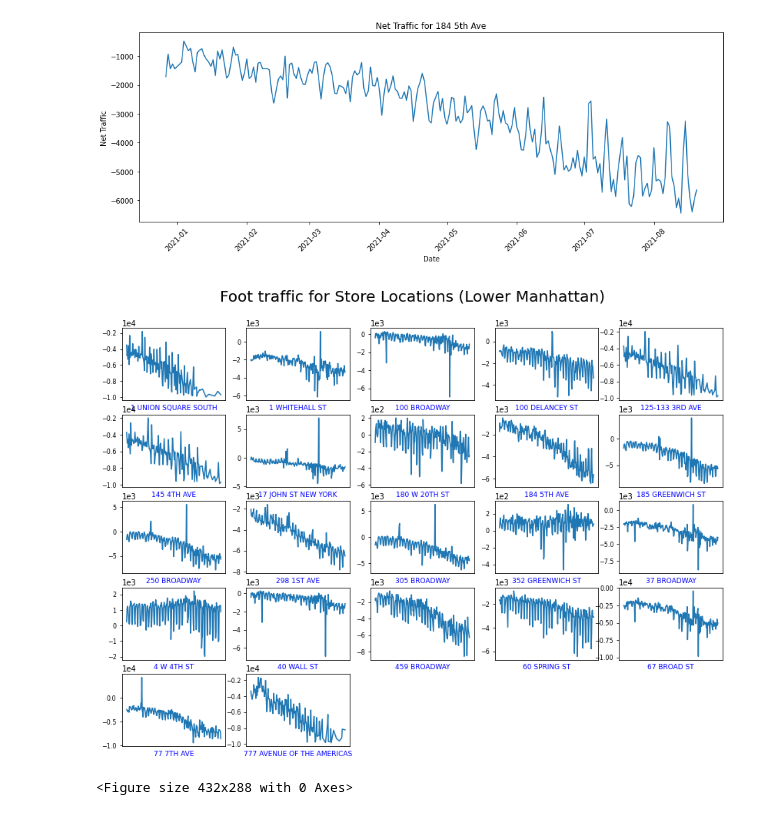
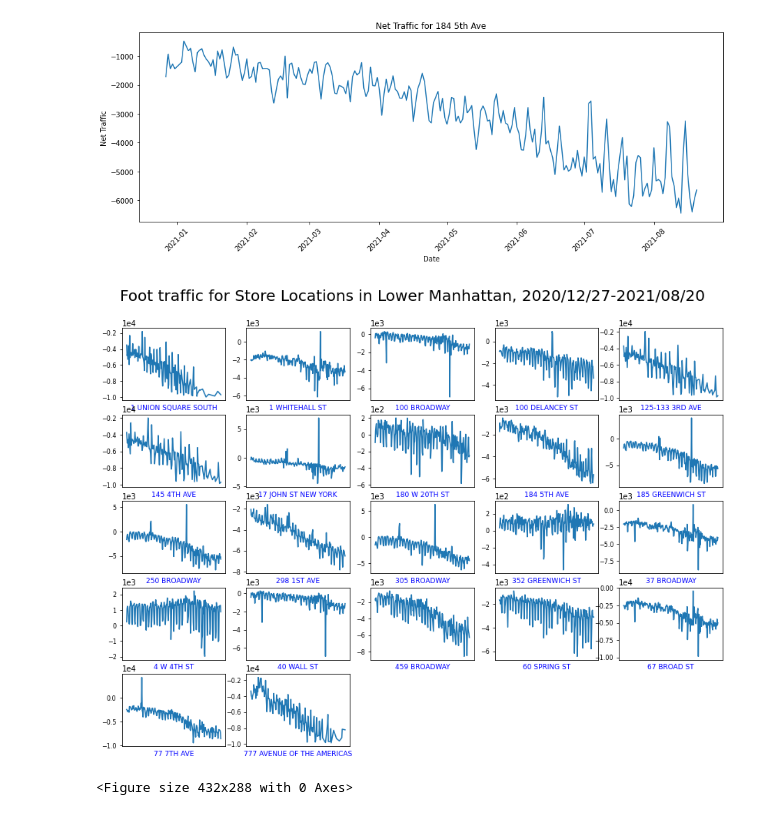
Before and after one commit to jayktee/metis, a Jupyter notebook: mta_presentation.ipynb, the cells around one changed output. Saved outputs shown, nothing was run; the diff lists cells and outputs as text; code cells hidden in the pictures.

```diff
--- a/mta_presentation.ipynb
+++ b/mta_presentation.ipynb
@@ -364,24 +364,26 @@ Text(0.5, 1.0, 'Net Traffic for 184 5th Ave')
 # %%
 ## Plot all stores timelines in the dataset
 %matplotlib inline
 a = 5  # number of rows
 b = 5  # number of columns
 c = 1  # initialize plot counter
 
 fig = plt.figure(figsize=(14,10))
-fig.suptitle('Foot traffic for Store Locations (Lower Manhattan)', fontsize=20, y=0.95)
+fig.suptitle('Foot traffic for Store Locations in Lower Manhattan, {}-{}'
+             .format((dr_foottraffic['DATE'].min()).strftime(format="%Y/%m/%d"),
+                     dr_foottraffic['DATE'].max().strftime(format="%Y/%m/%d")), fontsize=20, y=0.95)
 for i, group in dr_foottraffic.groupby('ADDRESS'):
     plt.subplot(a, b, c)
     plt.title(i, fontsize=9, color='b', y=-0.2)
     plt.plot(group['DATE'], group['NET_TRAFFIC'])
     plt.xticks(ticks=[])
     plt.ticklabel_format(axis='y', style='sci', scilimits=(0,0))
     plt.tick_params(labelbottom=False, labelsize=8)
     c = c + 1
 
 
 plt.show()
 plt.savefig("all_stores.jpg")
 # %% [output]
-[figure, old version]
+[figure, new version]
 <Figure size 432x288 with 0 Axes>
```
